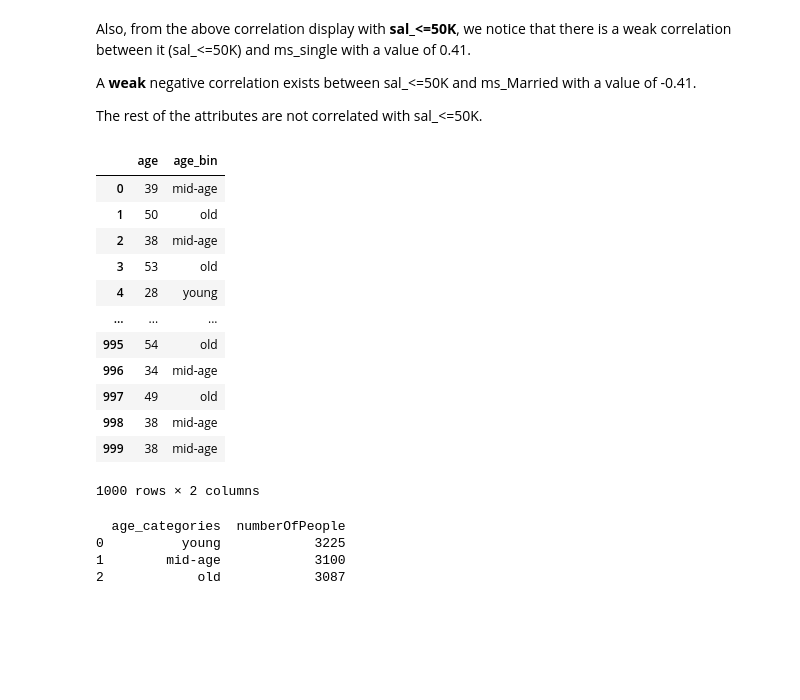
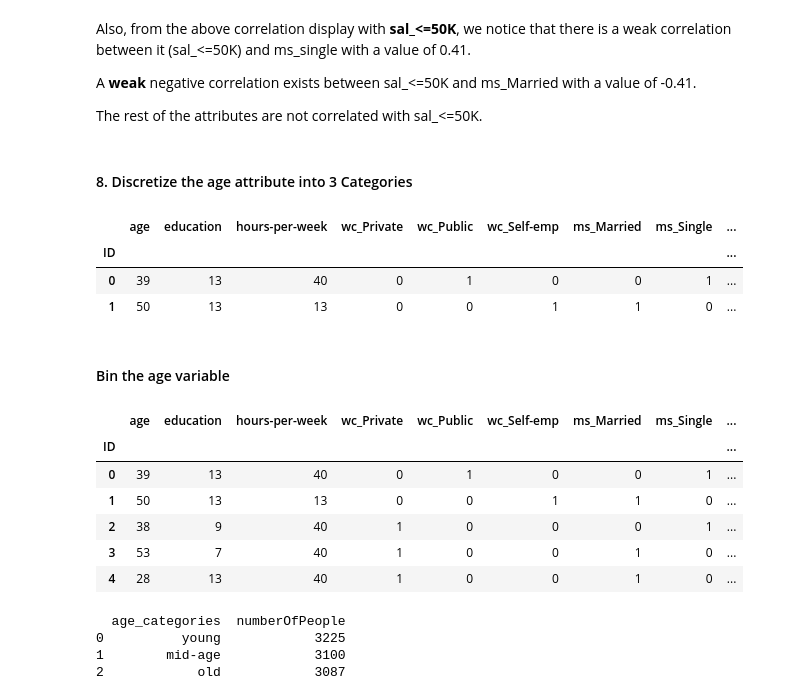
Before and after one commit to Ron256/DSC478MachineLearning, a Jupyter notebook: Notebooks/HomeWorkAssignments/ProgrammingMachineLearningAssignment1.ipynb, the cells around one changed output. Saved outputs shown, nothing was run; the diff lists cells and outputs as text; code cells hidden in the pictures; blank space fills up the shorter version.

```diff
--- a/Notebooks/HomeWorkAssignments/ProgrammingMachineLearningAssignment1.ipynb
+++ b/Notebooks/HomeWorkAssignments/ProgrammingMachineLearningAssignment1.ipynb
@@ -1035,32 +1113,36 @@ Name: sal_<=50K, dtype: float64
 <p>Also, from the above correlation display with <strong>sal_<=50K</strong>, we notice that there is a weak correlation between it (sal_<=50K) and ms_single with a value of 0.41.</p>
 <p>A <strong>weak</strong> negative correlation exists between sal_<=50K and ms_Married with a value of -0.41. </p>
 <p>The rest of the attributes are not correlated with sal_<=50K. </p>
+# %% [markdown]
+#### 8. Discretize the age attribute into 3 Categories
 # %%
 # create a new data set with age column only
-#adult_age_df = pd.DataFrame(adult_ssf_df['age'], columns=['age'])
-adult_age_df = adult_ssf_df[['age']].copy()
-#adult_age_df['ID'] = adult_age_df.index + 1
-#adult_age_df.set_index('ID')
+adult_age_df = adult_ssf_df.copy()
+# renaming the index column
+adult_age_df.index.name = 'ID'
+adult_age_df.head(2)
+# %% [output]
+|  | age | education | hours-per-week | wc_Private | wc_Public | wc_Self-emp | ms_Married | ms_Single | ... |
+| ID |  |  |  |  |  |  |  |  | ... |
+| 0 | 39 | 13 | 40 | 0 | 1 | 0 | 0 | 1 | ... |
+| 1 | 50 | 13 | 13 | 0 | 0 | 1 | 1 | 0 | ... |
+# %% [markdown]
+#### Bin the age variable
 # %%
-# Bin the age variable
-# we specify what we mean by young, mid-age and old.
+# we specify what we mean by young, mid-age and old.  # precison =  0 age does n't use precision
 adult_age_df['age_bin'] = pd.qcut(adult_age_df.age,  q = 3, labels = ['young', 'mid-age', 'old'])
-#age_bin = pd.qcut(adult_age_df.age,  [17, 35, 55, 99], labels = ['young', 'mid-age', 'old']) # this errors out.
-adult_age_df.head(1000)
+
+#adult_age_df['age_bin'] = pd.qcut(adult_age_df.age,  [0, .33, .66, 1], labels = ['young', 'mid-age', 'old']) # this is another approached used to come up with the bins.
+#adult_age_df.groupby(['age_bin'])['age_bin'].count() # to verify the numbers
+adult_age_df.head(5)
 # %% [output]
-|  | age | age_bin |
-| 0 | 39 | mid-age |
-| 1 | 50 | old |
-| 2 | 38 | mid-age |
-| 3 | 53 | old |
-| 4 | 28 | young |
-| ... | ... | ... |
-| 995 | 54 | old |
-| 996 | 34 | mid-age |
-| 997 | 49 | old |
-| 998 | 38 | mid-age |
-| 999 | 38 | mid-age |
+|  | age | education | hours-per-week | wc_Private | wc_Public | wc_Self-emp | ms_Married | ms_Single | ... |
+| ID |  |  |  |  |  |  |  |  | ... |
+| 0 | 39 | 13 | 40 | 0 | 1 | 0 | 0 | 1 | ... |
+| 1 | 50 | 13 | 13 | 0 | 0 | 1 | 1 | 0 | ... |
+| 2 | 38 | 9 | 40 | 1 | 0 | 0 | 0 | 1 | ... |
+| 3 | 53 | 7 | 40 | 1 | 0 | 0 | 1 | 0 | ... |
+| 4 | 28 | 13 | 40 | 1 | 0 | 0 | 1 | 0 | ... |
-1000 rows × 2 columns
 # %%
 plt.rcParams.update({'font.size': 12}) # set the font size, this must be set at the top.
 #print(adult_age_df.groupby(['age_bin'])['age_bin'].count())
```
Also changed, not shown: parts of 84 cells of this notebook.
